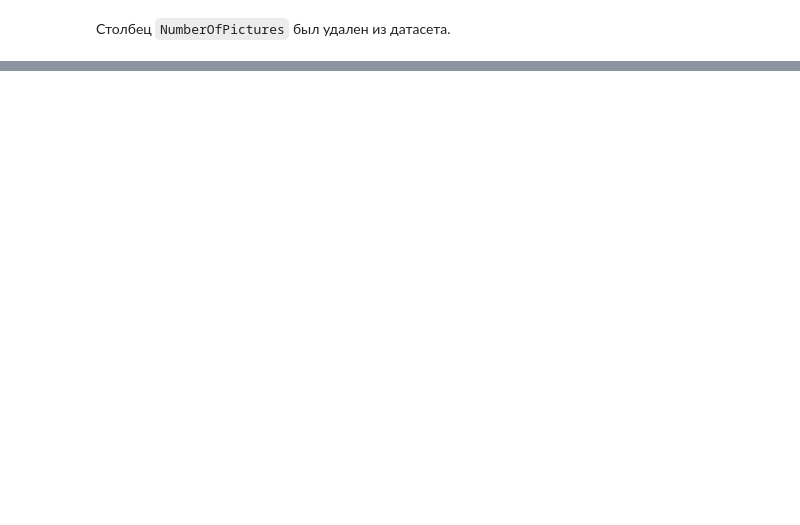
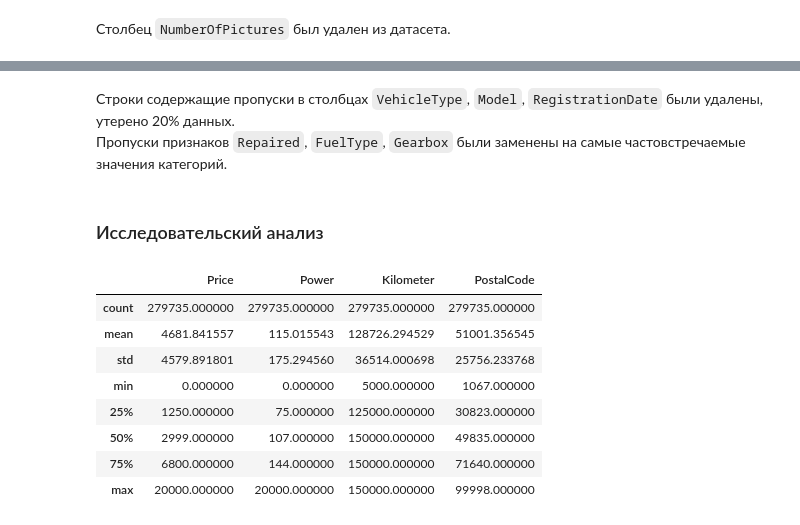
Before and after one commit to serguntsov/cost_of_car, a Jupyter notebook: market_value_car.ipynb, the cells around one changed output, grey strips where cells are left out. Drawn from its saved outputs; the diff is of its cells as text; code cells hidden in the pictures; blank space fills up the shorter version.

Commit message:
Исследовательский анализ.

```diff
--- a/market_value_car.ipynb
+++ b/market_value_car.ipynb
@@ -235,6 +241,6 @@ data_auto.head()
 # %%
 len_data = data_auto.shape[0]
 
-data_auto.dropna(subset=['Gearbox', 'Model'], inplace=True)
+data_auto.dropna(subset=['VehicleType', 'Model'], inplace=True)
 print(f'Количество удаленных данных: {round(100 - data_auto.shape[0] / (len_data/100), 2)}%')
 # %% [output]
@@ -243,0 +250,27 @@ print(f'Количество удаленных данных: {round(100 - data_
+# %%
+categorical_features = ['Repaired', 'FuelType', 'Gearbox']
+
+cat_pipe = Pipeline(
+    [
+        ('simple_imputer_cat',
+        SimpleImputer(missing_values=np.nan, strategy='most_frequent')),
+    ]
+)
+# %%
+preliminary_preprocessor = ColumnTransformer(
+    [
+        ('fill_na_cat', cat_pipe, categorical_features)
+    ],
+    remainder='passthrough',
+    verbose_feature_names_out=False
+).set_output(transform="pandas")
+# %%
+lst_columns_train = data_auto.columns.tolist() # Порядок столбцов прошлой таблицы
+
+data_auto = (preliminary_preprocessor.fit_transform(data_auto.drop('Price', axis=1))
+                          .join(data_auto['Price']))[lst_columns_train]
+# %% [markdown]
+Строки содержащие пропуски в столбцах `VehicleType`, `Model`, `RegistrationDate` были удалены, утерено 20% данных. \
+Пропуски признаков `Repaired`, `FuelType`, `Gearbox` были заменены на самые частовстречаемые значения категорий.
+# %% [markdown]
+### Исследовательский анализ
@@ -243,0 +302,12 @@ print(f'Количество удаленных данных: {round(100 - data_
+# %%
+data_auto.describe()
+# %% [output]
+|  | Price | Power | Kilometer | PostalCode |
+| count | 279735.000000 | 279735.000000 | 279735.000000 | 279735.000000 |
+| mean | 4681.841557 | 115.015543 | 128726.294529 | 51001.356545 |
+| std | 4579.891801 | 175.294560 | 36514.000698 | 25756.233768 |
+| min | 0.000000 | 0.000000 | 5000.000000 | 1067.000000 |
+| 25% | 1250.000000 | 75.000000 | 125000.000000 | 30823.000000 |
+| 50% | 2999.000000 | 107.000000 | 150000.000000 | 49835.000000 |
+| 75% | 6800.000000 | 144.000000 | 150000.000000 | 71640.000000 |
+| max | 20000.000000 | 20000.000000 | 150000.000000 | 99998.000000 |
```
Also changed, not shown: parts of 17 cells of this notebook.
